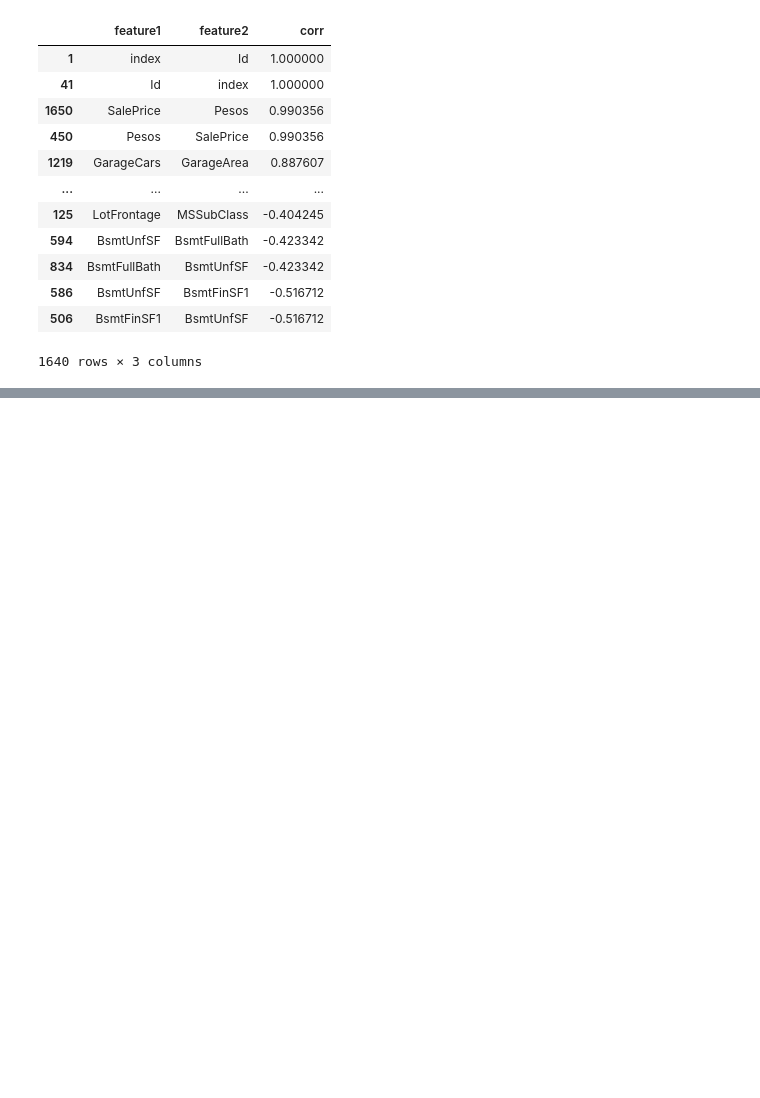
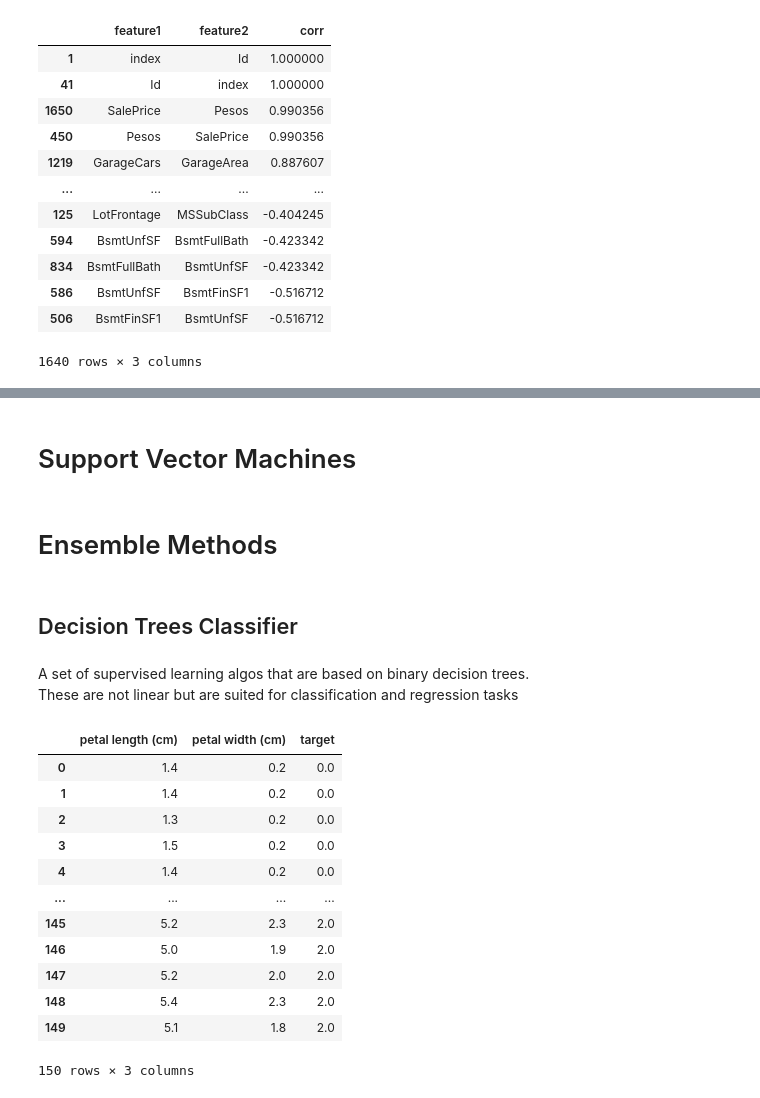
Before and after one commit to cherifbenham/ai_course, a Jupyter notebook: ml_fundamentals/ml_fundamentals.ipynb, the cells around one changed output, grey strips where cells are left out. Saved outputs shown, nothing was run; the diff lists cells and outputs as text; code cells hidden in the pictures; blank space fills up the shorter version.

```diff
--- a/ml_fundamentals/ml_fundamentals.ipynb
+++ b/ml_fundamentals/ml_fundamentals.ipynb
@@ -206,0 +601,31 @@ corr_df
+# %% [markdown]
+# Support Vector Machines
+# %% [markdown]
+# Ensemble Methods
+# %% [markdown]
+## Decision Trees Classifier
+# %% [markdown]
+A set of supervised learning algos that are based on binary decision trees.
+These are not linear but are suited for classification and regression tasks
+# %%
+from sklearn.datasets import load_iris
+
+iris = load_iris()
+data = pd.DataFrame(data= np.c_[iris['data'], iris['target']],
+                     columns= iris['feature_names'] + ['target'])
+data.drop(columns=['sepal length (cm)', 'sepal width (cm)'], inplace=True)
+data
+# %% [output]
+|  | petal length (cm) | petal width (cm) | target |
+| 0 | 1.4 | 0.2 | 0.0 |
+| 1 | 1.4 | 0.2 | 0.0 |
+| 2 | 1.3 | 0.2 | 0.0 |
+| 3 | 1.5 | 0.2 | 0.0 |
+| 4 | 1.4 | 0.2 | 0.0 |
+| ... | ... | ... | ... |
+| 145 | 5.2 | 2.3 | 2.0 |
+| 146 | 5.0 | 1.9 | 2.0 |
+| 147 | 5.2 | 2.0 | 2.0 |
+| 148 | 5.4 | 2.3 | 2.0 |
+| 149 | 5.1 | 1.8 | 2.0 |
+150 rows × 3 columns
```
Also changed, not shown: parts of 98 cells of this notebook, 2 other files.
